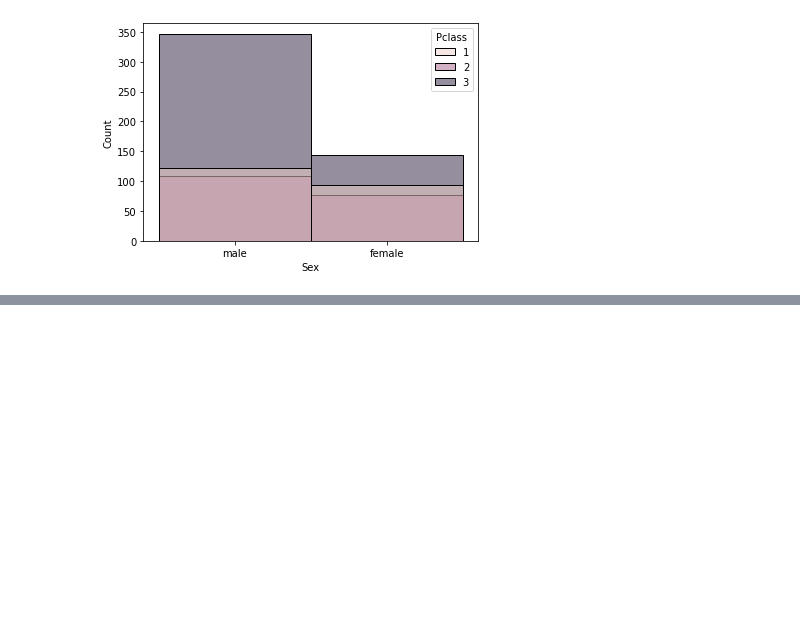
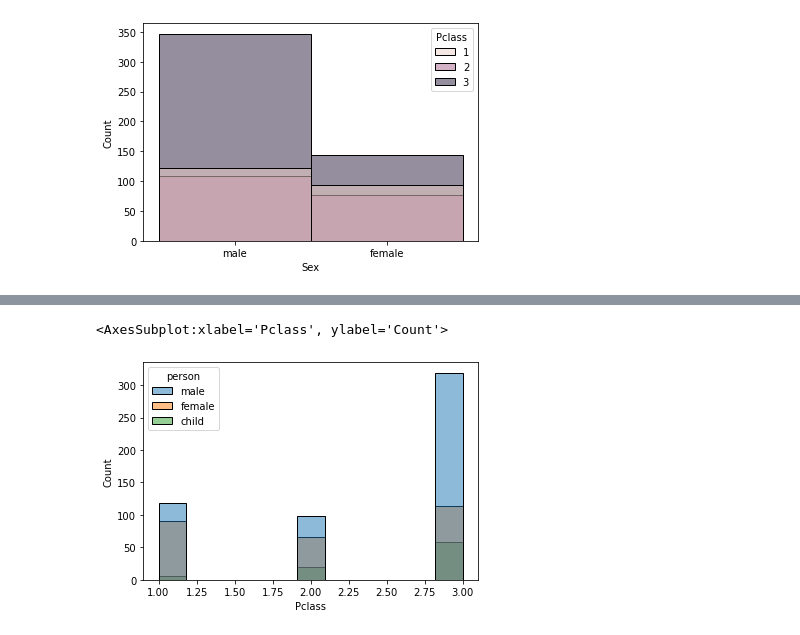
Before and after one commit to miralchangela/titanic_data_analysis, a Jupyter notebook: titanic_data_analysis.ipynb, the cells around one changed output, grey strips where cells are left out. Cells and saved outputs as stored; diff of their text form; code cells hidden in the pictures; blank space fills up the shorter version.

```diff
--- a/titanic_data_analysis.ipynb
+++ b/titanic_data_analysis.ipynb
@@ -93,0 +92,2 @@ ti
+# %%
+titanic['person'] = titanic[['Age' , 'Sex']].apply(m_f_c , axis=1)
@@ -93,0 +108,5 @@ ti
+# %%
+sns.histplot(x='Pclass', data=titanic , hue ='person')
+# %% [output]
+<AxesSubplot:xlabel='Pclass', ylabel='Count'>
+[figure, added]
```
Also changed, not shown: parts of 16 cells of this notebook.
